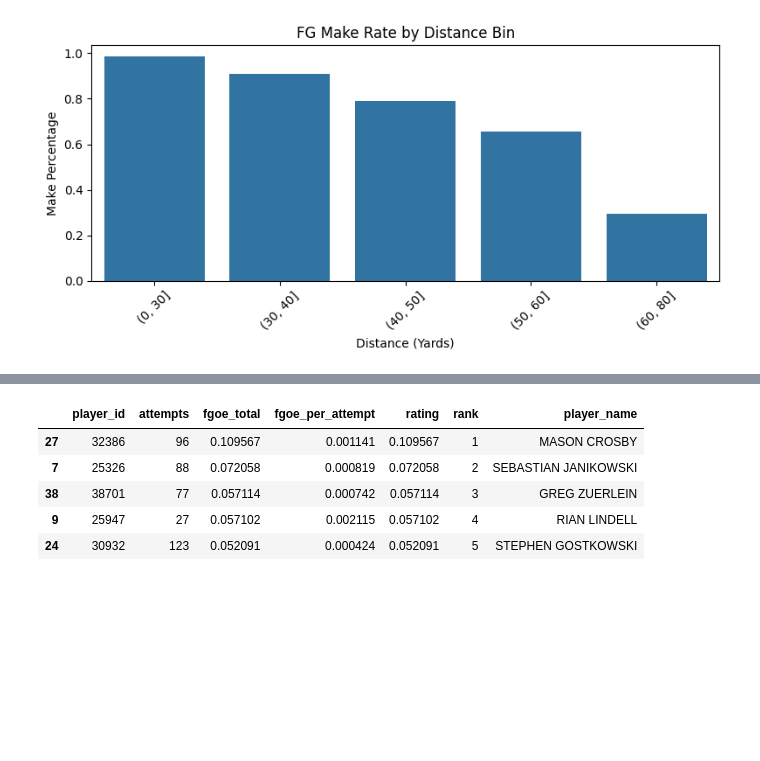
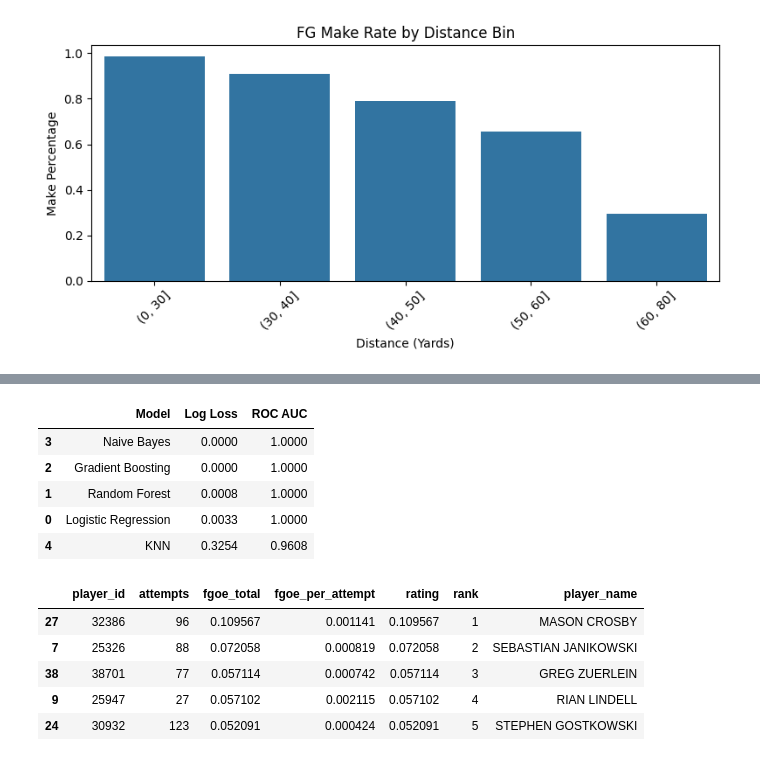
Before and after one commit to Jordan-Wergiles/fg-kicker-leaderboard, a Jupyter notebook: app/Leaderboard Notebook.ipynb, the cells around one changed output, grey strips where cells are left out. Cells and saved outputs as stored; diff of their text form; code cells hidden in the pictures; blank space fills up the shorter version.

Commit message:
Additional Model Alternatives for Comparison

```diff
--- a/app/Leaderboard Notebook.ipynb
+++ b/app/Leaderboard Notebook.ipynb
@@ -96,19 +110,48 @@ fg_clean[['player_id', 'attempt_number_in_game', 'attempt_number_in_season', 'pr
 # %%
 # Retrain logistic regression with new features
 features = [
     'attempt_yards', 'attempt_number_in_game', 'attempt_number_in_season',
     'prior_makes_in_game', 'first_fg_of_game', 'makes_in_a_row', 'misses_in_a_row'
 ]
-model = LogisticRegression(max_iter=1000)
-model.fit(fg_clean[features], fg_clean['make'])
+target = 'make'
 
-# Feature importance
-importance_df = pd.DataFrame({
-    'feature': features,
-    'coefficient': model.coef_[0]
-})
-importance_df.sort_values('coefficient', key=abs, ascending=False)
+X = fg_clean[features]
+y = fg_clean[target]
 
-fg_clean['expected_make_prob'] = model.predict_proba(fg_clean[features])[:, 1]
-fg_clean['score'] = fg_clean['make'] - fg_clean['expected_make_prob']
-fg_scored = fg_clean.copy()
+# Train/test split
+X_train, X_test, y_train, y_test = train_test_split(
+    X, y, test_size=0.2, stratify=y, random_state=42
+)
+
+# Define models
+models = {
+    "Logistic Regression": LogisticRegression(max_iter=1000),
+    "Random Forest": RandomForestClassifier(n_estimators=100, random_state=42),
+    "Gradient Boosting": HistGradientBoostingClassifier(random_state=42),
+    "Naive Bayes": GaussianNB(),
+    "KNN": KNeighborsClassifier(n_neighbors=5)
+}
+
+results = []
+
+# Train and evaluate
+for name, model in models.items():
+    model.fit(X_train, y_train)
+    y_probs = model.predict_proba(X_test)[:, 1]
+    loss = log_loss(y_test, y_probs)
+    auc = roc_auc_score(y_test, y_probs)
+    results.append({
+        'Model': name,
+        'Log Loss': round(loss, 4),
+        'ROC AUC': round(auc, 4)
+    })
+
+results_df = pd.DataFrame(results).sort_values('Log Loss')
+display(results_df)
+# %% [output]
+|  | Model | Log Loss | ROC AUC |
+| 3 | Naive Bayes | 0.0000 | 1.0000 |
+| 2 | Gradient Boosting | 0.0000 | 1.0000 |
+| 1 | Random Forest | 0.0008 | 1.0000 |
+| 0 | Logistic Regression | 0.0033 | 1.0000 |
+| 4 | KNN | 0.3254 | 0.9608 |
```
Also changed, not shown: parts of 6 cells of this notebook.
